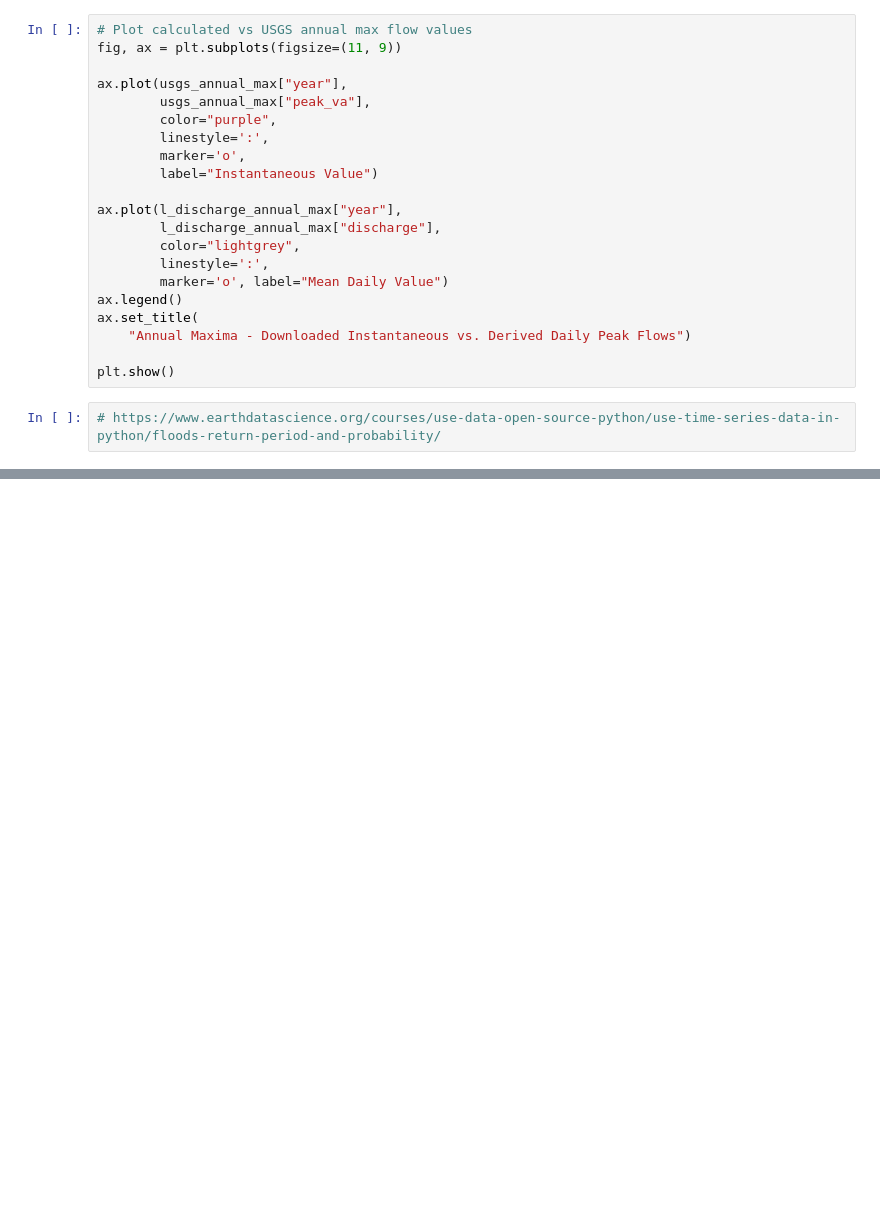
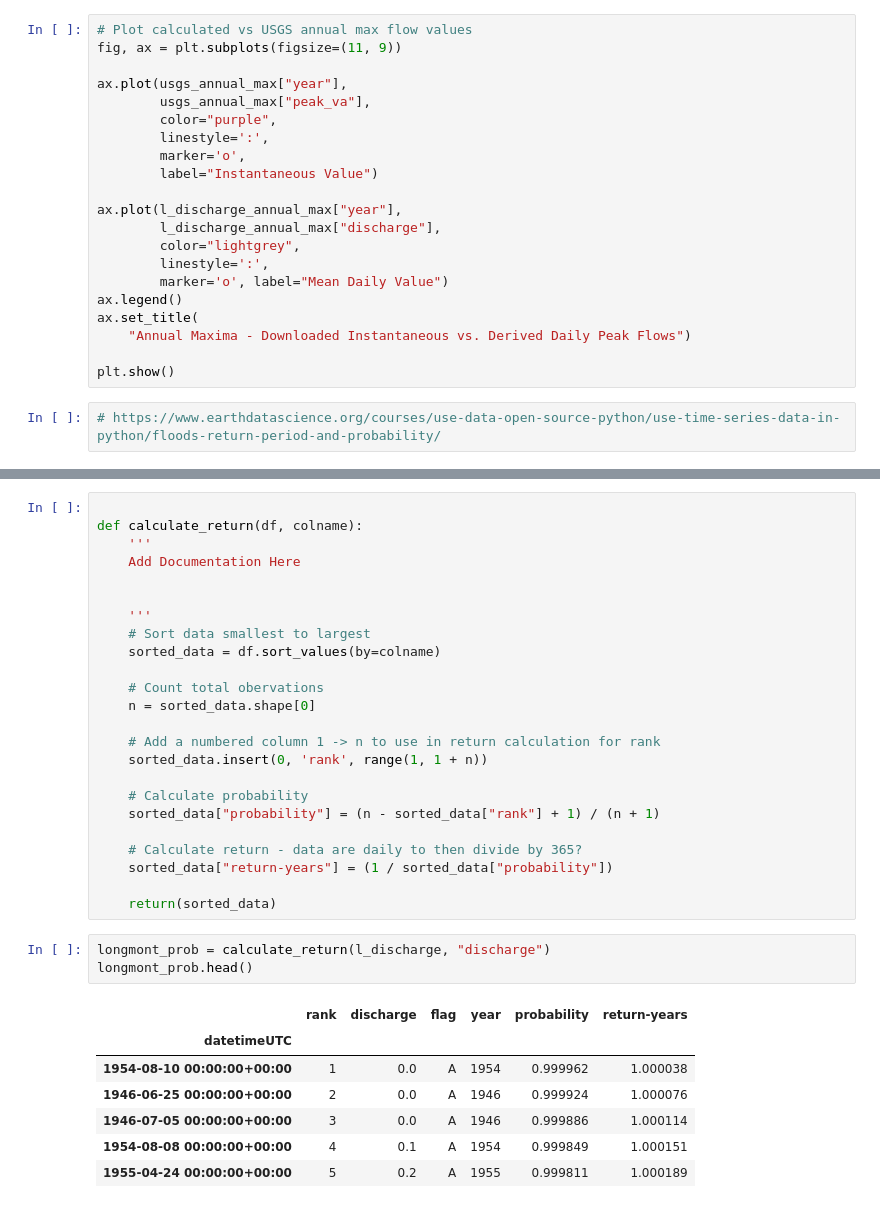
Before and after one commit to lrhf97/earth-analytics, a Jupyter notebook: flood_returns_probability.ipynb, the cells around one changed output, grey strips where cells are left out. Saved outputs shown, nothing was run; the diff lists cells and outputs as text; blank space fills up the shorter version.

```diff
--- a/flood_returns_probability.ipynb
+++ b/flood_returns_probability.ipynb
@@ -218,0 +263,35 @@ plt.show()
+# %%
+
+def calculate_return(df, colname):
+    '''
+    Add Documentation Here
+
+
+    '''
+    # Sort data smallest to largest
+    sorted_data = df.sort_values(by=colname)
+
+    # Count total obervations
+    n = sorted_data.shape[0]
+
+    # Add a numbered column 1 -> n to use in return calculation for rank
+    sorted_data.insert(0, 'rank', range(1, 1 + n))
+
+    # Calculate probability
+    sorted_data["probability"] = (n - sorted_data["rank"] + 1) / (n + 1)
+
+    # Calculate return - data are daily to then divide by 365?
+    sorted_data["return-years"] = (1 / sorted_data["probability"])
+
+    return(sorted_data)
+# %%
+longmont_prob = calculate_return(l_discharge, "discharge")
+longmont_prob.head()
+# %% [output]
+|  | rank | discharge | flag | year | probability | return-years |
+| datetimeUTC |  |  |  |  |  |  |
+| 1954-08-10 00:00:00+00:00 | 1 | 0.0 | A | 1954 | 0.999962 | 1.000038 |
+| 1946-06-25 00:00:00+00:00 | 2 | 0.0 | A | 1946 | 0.999924 | 1.000076 |
+| 1946-07-05 00:00:00+00:00 | 3 | 0.0 | A | 1946 | 0.999886 | 1.000114 |
+| 1954-08-08 00:00:00+00:00 | 4 | 0.1 | A | 1954 | 0.999849 | 1.000151 |
+| 1955-04-24 00:00:00+00:00 | 5 | 0.2 | A | 1955 | 0.999811 | 1.000189 |
```
Also changed, not shown: parts of 8 cells of this notebook.
